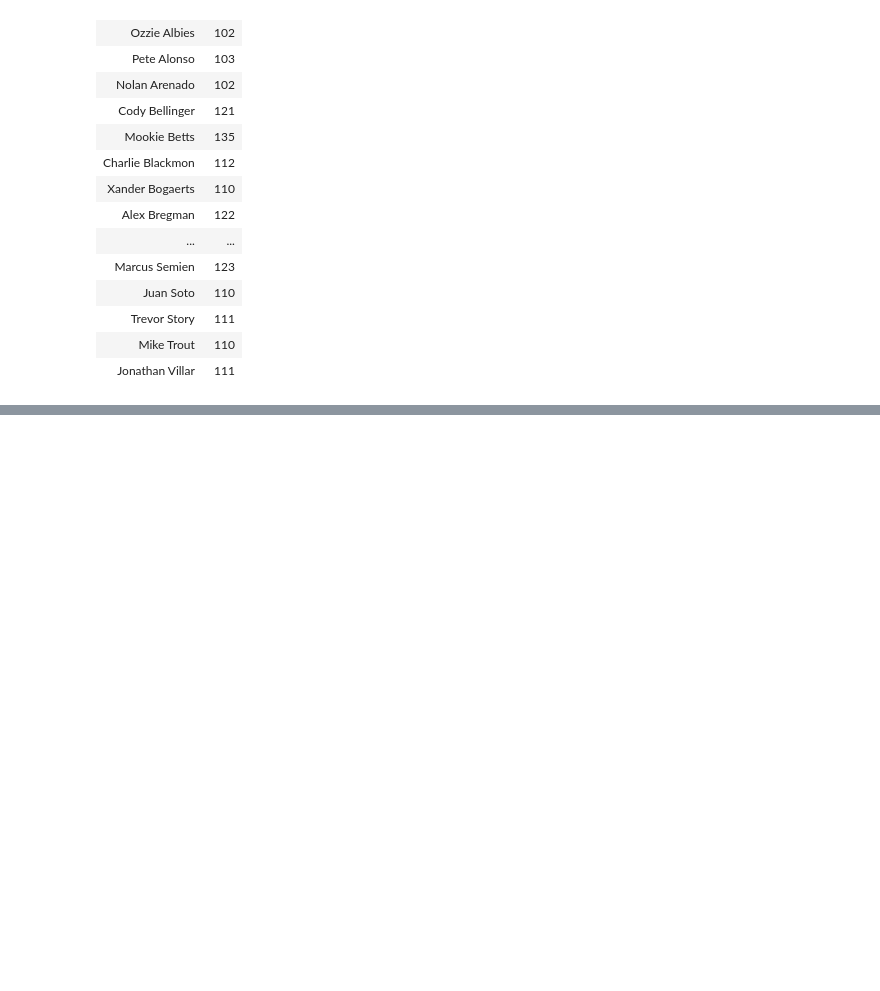
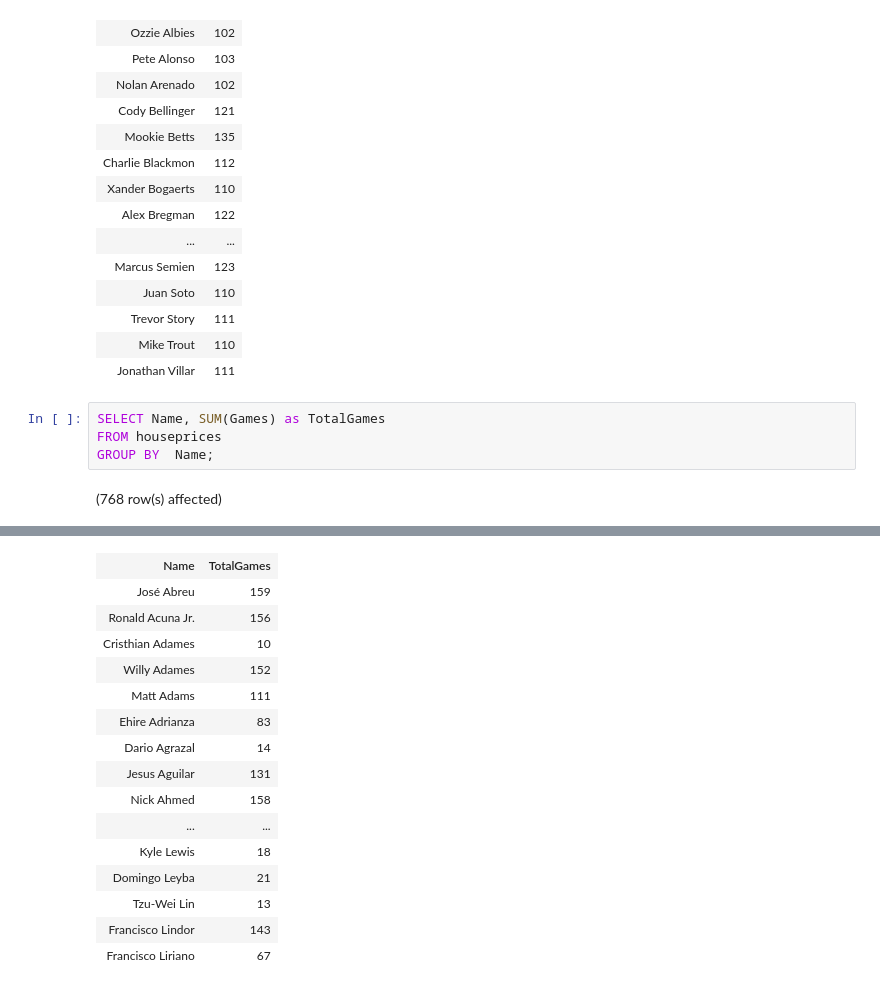
Before and after one commit to Vinayak0807/database-2023, a Jupyter notebook: house_price.ipynb, the cells around one changed output, grey strips where cells are left out. Saved outputs shown, nothing was run; the diff lists cells and outputs as text; blank space fills up the shorter version.

```diff
--- a/house_price.ipynb
+++ b/house_price.ipynb
@@ -49,3 +49,9 @@ Total execution time: 00:00:01.079
 | Trevor Story | 111 |
 | Mike Trout | 110 |
 | Jonathan Villar | 111 |
+# %%
+SELECT Name, SUM(Games) as TotalGames
+FROM houseprices
+GROUP BY  Name;
+# %% [output]
+(768 row(s) affected)
@@ -51,0 +59,16 @@ Total execution time: 00:00:01.079
+| Name | TotalGames |
+| José Abreu | 159 |
+| Ronald Acuna Jr. | 156 |
+| Cristhian Adames | 10 |
+| Willy Adames | 152 |
+| Matt Adams | 111 |
+| Ehire Adrianza | 83 |
+| Dario Agrazal | 14 |
+| Jesus Aguilar | 131 |
+| Nick Ahmed | 158 |
+| ... | ... |
+| Kyle Lewis | 18 |
+| Domingo Leyba | 21 |
+| Tzu-Wei Lin | 13 |
+| Francisco Lindor | 143 |
+| Francisco Liriano | 67 |
```
Also changed, not shown: parts of 2 cells of this notebook.
